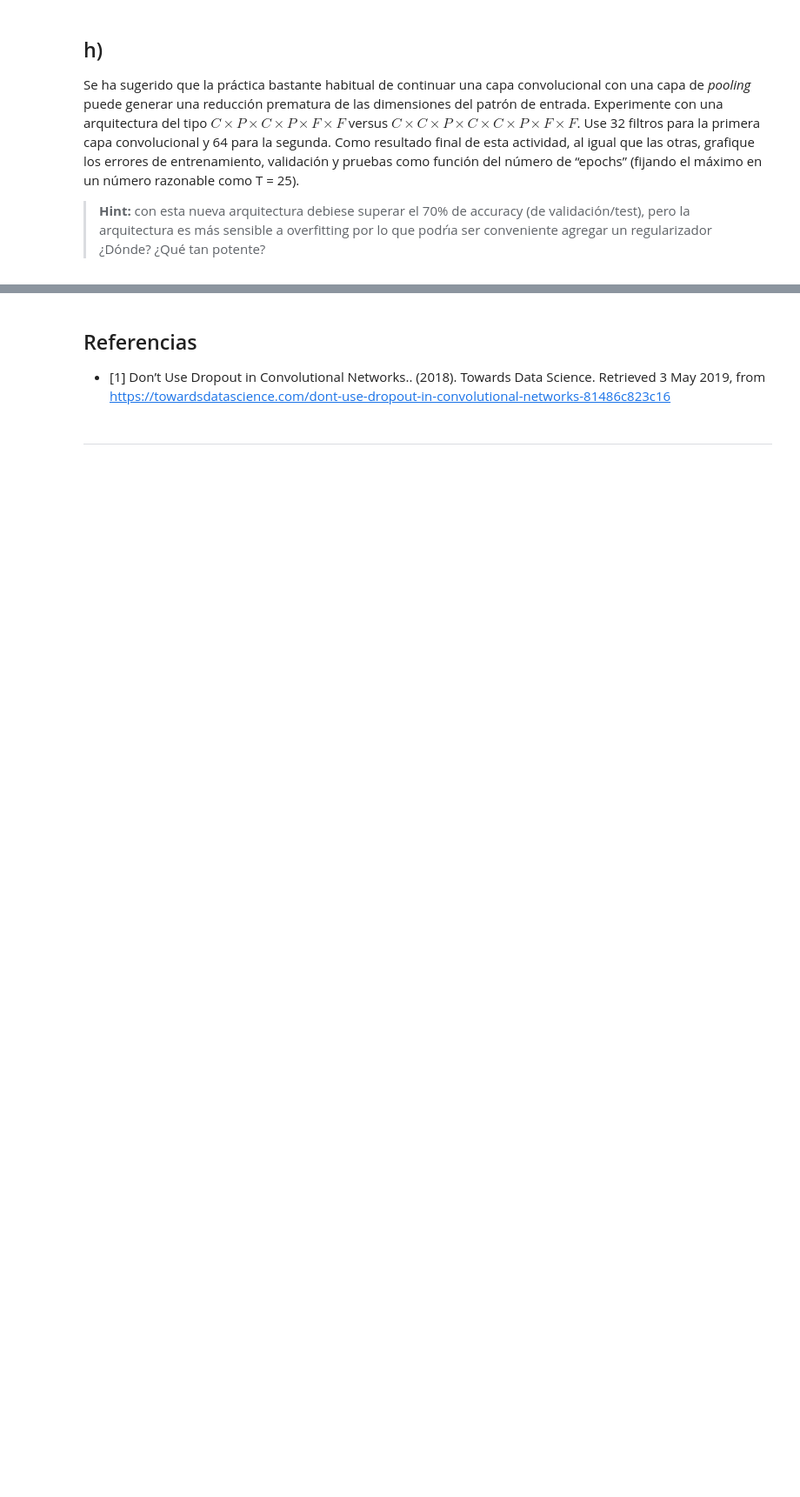
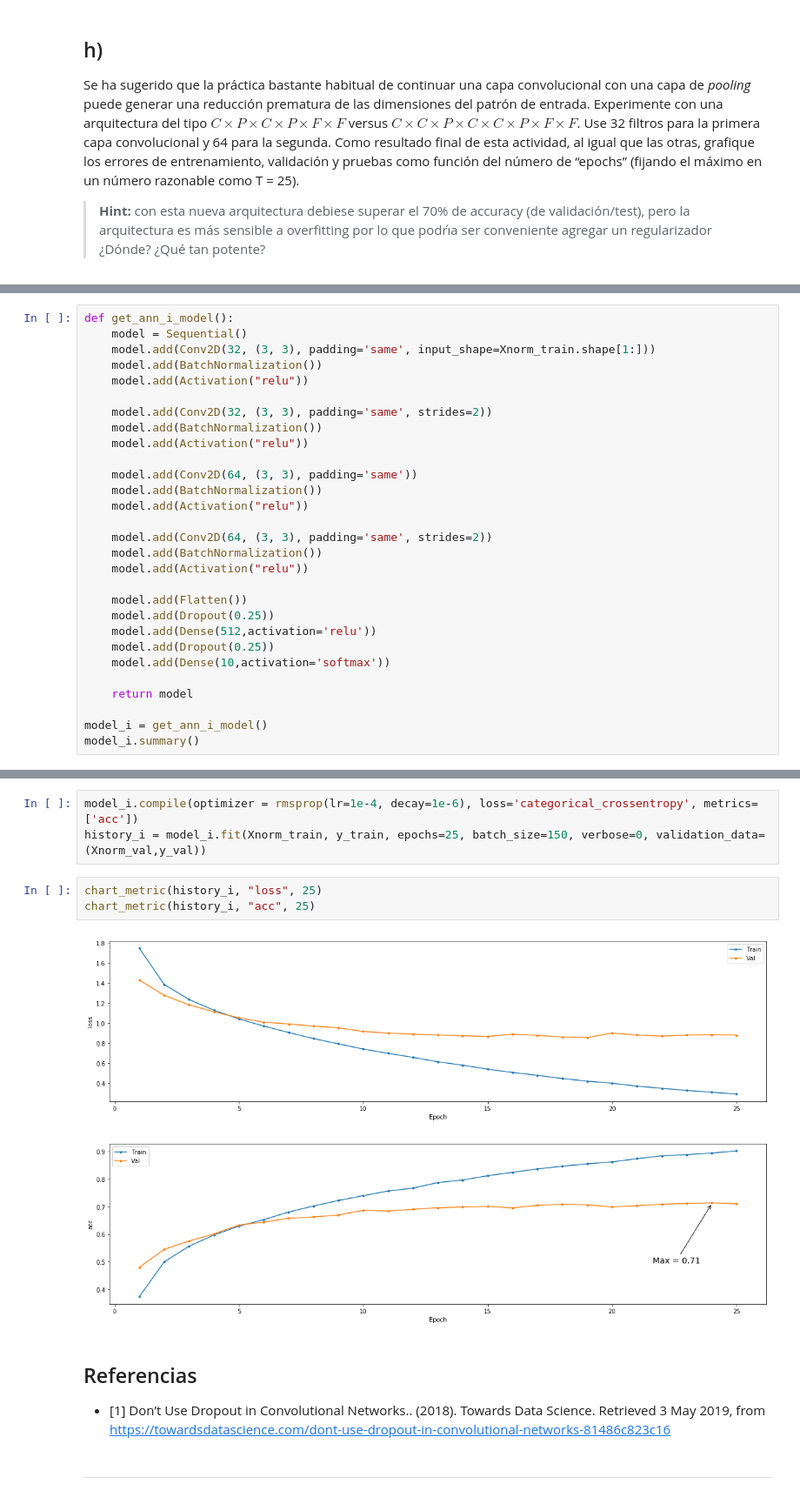
Before and after one commit to Umauro/ANN-T1, a Jupyter notebook: Pregunta 3.ipynb, the cells around one changed output, grey strips where cells are left out. Shown: that part at 87% size. Drawn from its saved outputs; the diff is of its cells as text; blank space fills up the shorter version.

```diff
--- a/Pregunta 3.ipynb
+++ b/Pregunta 3.ipynb
@@ -293,0 +400,29 @@ Se ha sugerido que la práctica bastante habitual de continuar una capa convoluc
+# %%
+def get_ann_i_model():
+    model = Sequential()
+    model.add(Conv2D(32, (3, 3), padding='same', input_shape=Xnorm_train.shape[1:]))
+    model.add(BatchNormalization())
+    model.add(Activation("relu"))
+
+    model.add(Conv2D(32, (3, 3), padding='same', strides=2))
+    model.add(BatchNormalization())
+    model.add(Activation("relu"))
+
+    model.add(Conv2D(64, (3, 3), padding='same'))
+    model.add(BatchNormalization())
+    model.add(Activation("relu"))
+
+    model.add(Conv2D(64, (3, 3), padding='same', strides=2))
+    model.add(BatchNormalization())
+    model.add(Activation("relu"))
+
+    model.add(Flatten())
+    model.add(Dropout(0.25))
+    model.add(Dense(512,activation='relu'))
+    model.add(Dropout(0.25))
+    model.add(Dense(10,activation='softmax'))
+
+    return model
+
+model_i = get_ann_i_model()
+model_i.summary()
@@ -294,3 +449,12 @@ Se ha sugerido que la práctica bastante habitual de continuar una capa convoluc
+# %%
+model_i.compile(optimizer = rmsprop(lr=1e-4, decay=1e-6), loss='categorical_crossentropy', metrics=['acc'])
+history_i = model_i.fit(Xnorm_train, y_train, epochs=25, batch_size=150, verbose=0, validation_data=(Xnorm_val,y_val))
+# %%
+chart_metric(history_i, "loss", 25)
+chart_metric(history_i, "acc", 25)
+# %% [output]
+[figure, added]
+[figure, added]
 # %% [markdown]
 ## Referencias
 - [1] Don’t Use Dropout in Convolutional Networks.. (2018). Towards Data Science. Retrieved 3 May 2019, from https://towardsdatascience.com/dont-use-dropout-in-convolutional-networks-81486c823c16
```
Also changed, not shown: parts of 13 cells of this notebook.
